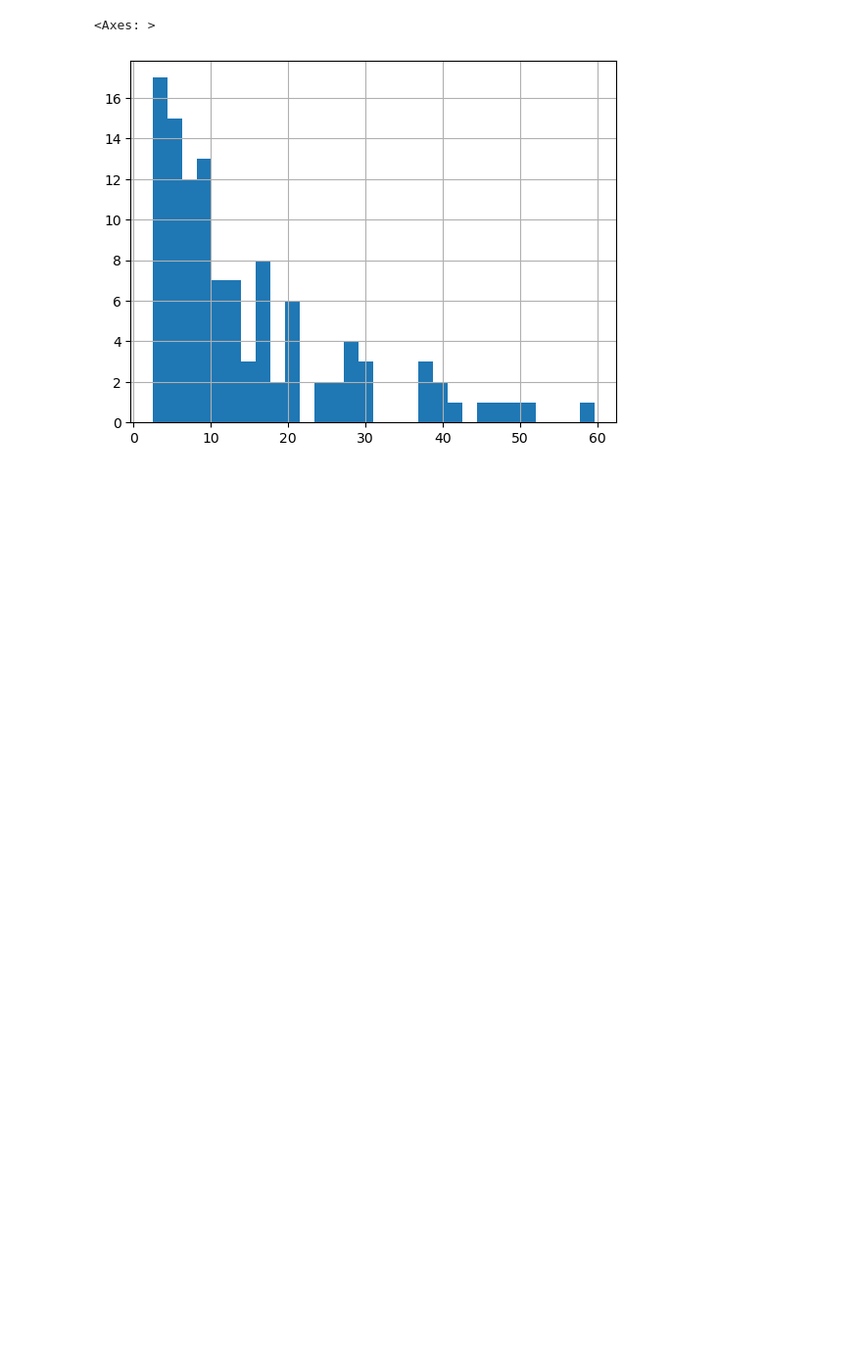
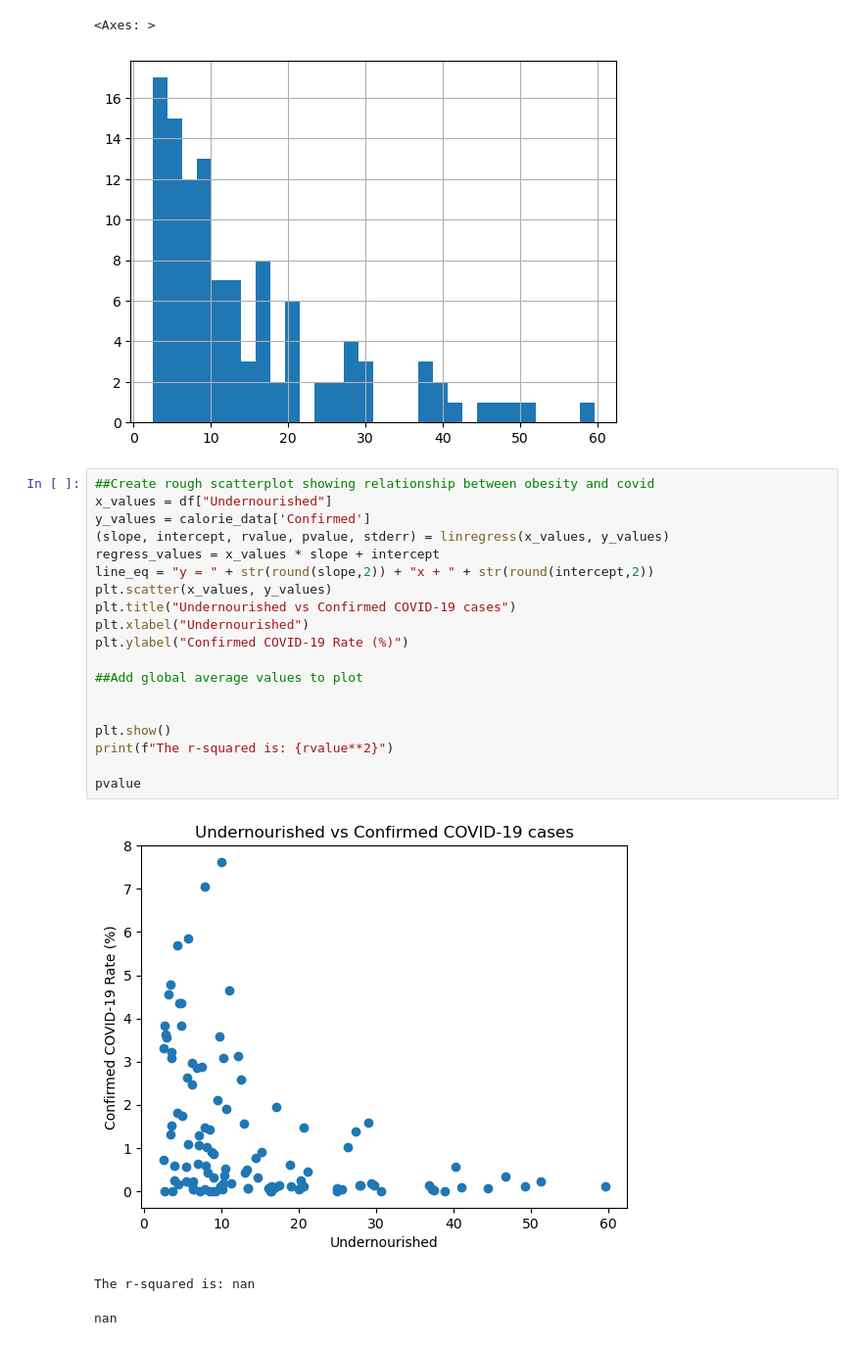
Before and after one commit to Knowmad211/UCB_Project_1, a Jupyter notebook: Anthony_EDA.ipynb, the cells around one changed output. Shown at 98% size. Saved outputs shown, nothing was run; the diff lists cells and outputs as text; blank space fills up the shorter version.

```diff
--- a/Anthony_EDA.ipynb
+++ b/Anthony_EDA.ipynb
@@ -174,3 +174,26 @@ df["Undernourished"].hist(bins=30)
 # %% [output]
 <Axes: >
 [figure]
+# %%
+##Create rough scatterplot showing relationship between obesity and covid
+x_values = df["Undernourished"]
+y_values = calorie_data['Confirmed']
+(slope, intercept, rvalue, pvalue, stderr) = linregress(x_values, y_values)
+regress_values = x_values * slope + intercept
+line_eq = "y = " + str(round(slope,2)) + "x + " + str(round(intercept,2))
+plt.scatter(x_values, y_values)
+plt.title("Undernourished vs Confirmed COVID-19 cases")
+plt.xlabel("Undernourished")
+plt.ylabel("Confirmed COVID-19 Rate (%)")
+
+##Add global average values to plot
+
+
+plt.show()
+print(f"The r-squared is: {rvalue**2}")
+
+pvalue
+# %% [output]
+[figure, added]
+The r-squared is: nan
+nan
```
Also changed, not shown: parts of 5 cells of this notebook.
